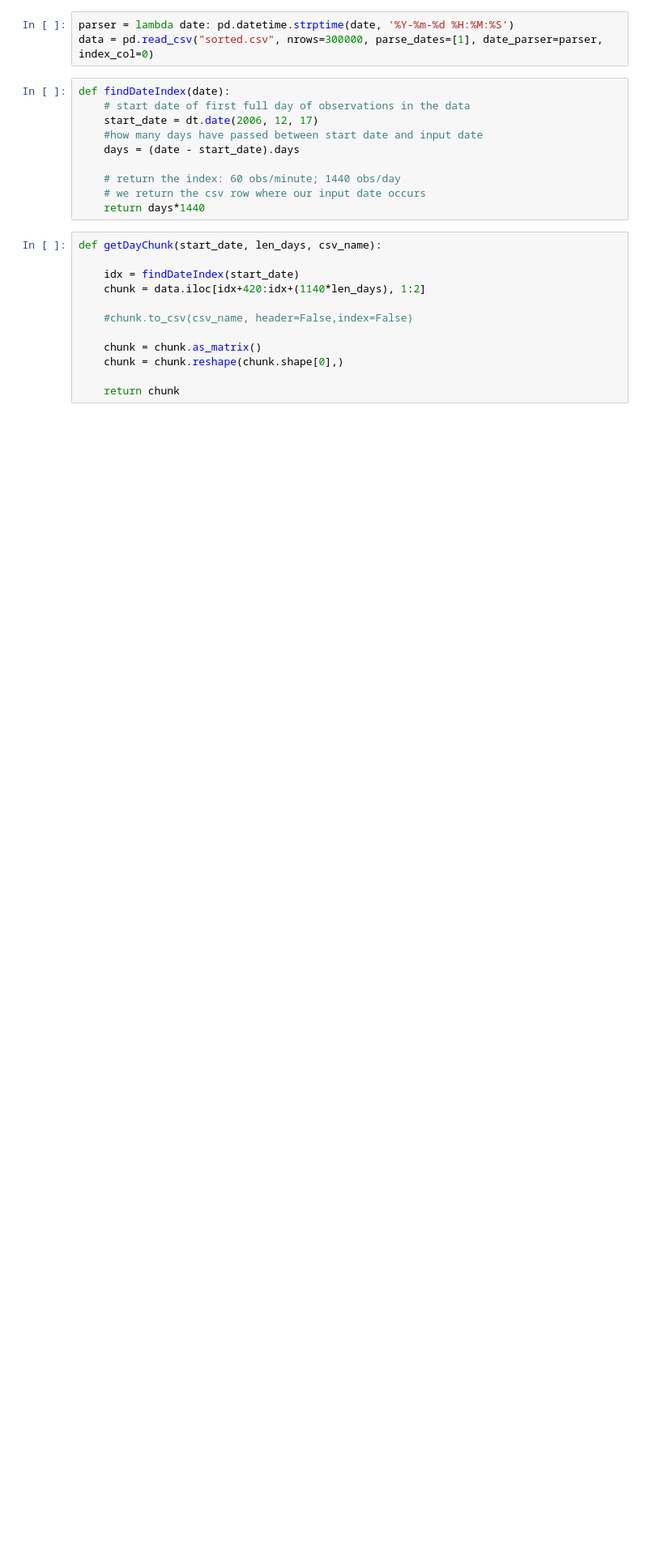
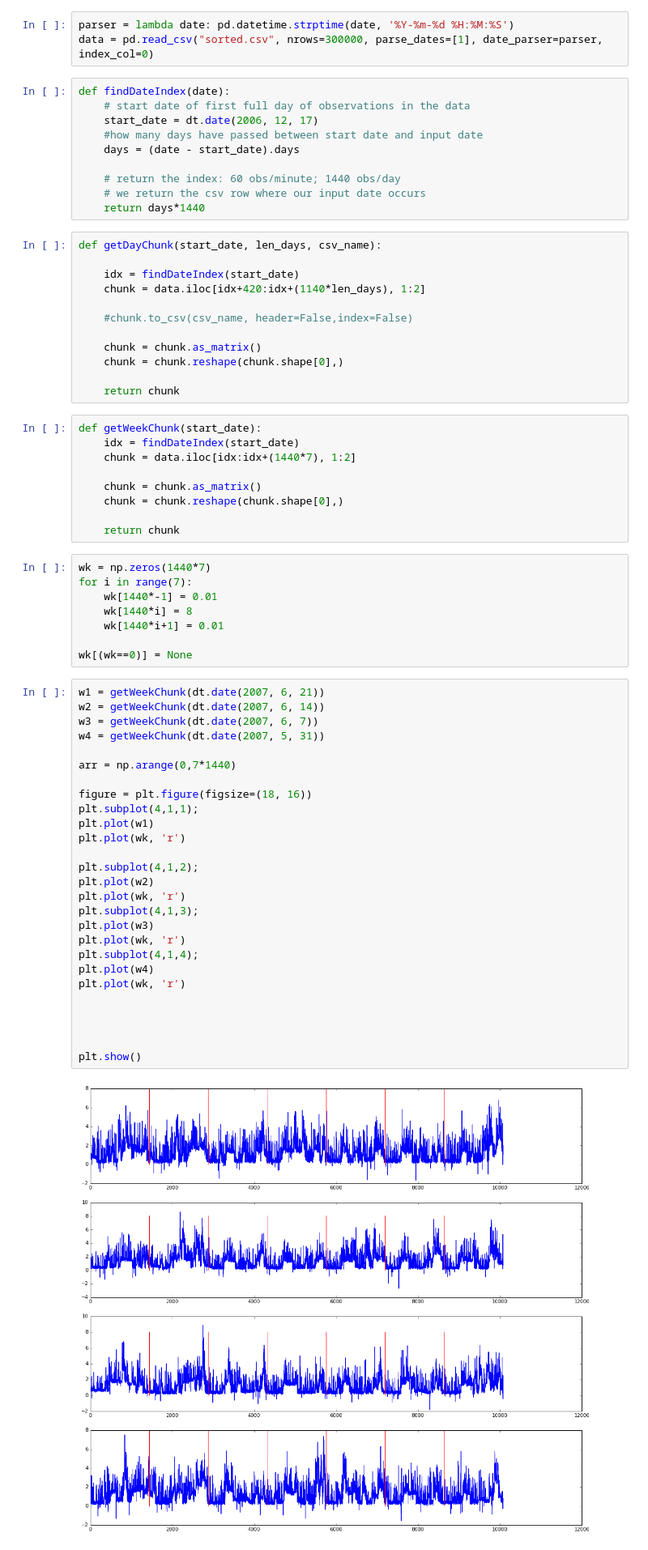
Before and after one commit to jarrodhaas/318, a Jupyter notebook: similarity_test.ipynb, the cells around one changed output. Shown at 81% size. Cells and saved outputs as stored; diff of their text form; blank space fills up the shorter version.

```diff
--- a/similarity_test.ipynb
+++ b/similarity_test.ipynb
@@ -29,5 +30,51 @@ def getDayChunk(start_date, len_days, csv_name):
     chunk = chunk.reshape(chunk.shape[0],)
 
     return chunk
+# %%
+def getWeekChunk(start_date):
+    idx = findDateIndex(start_date)
+    chunk = data.iloc[idx:idx+(1440*7), 1:2]
+
+    chunk = chunk.as_matrix()
+    chunk = chunk.reshape(chunk.shape[0],)
+
+    return chunk
+# %%
+wk = np.zeros(1440*7)
+for i in range(7):
+    wk[1440*-1] = 0.01
+    wk[1440*i] = 8
+    wk[1440*i+1] = 0.01
+
+wk[(wk==0)] = None
+# %%
+w1 = getWeekChunk(dt.date(2007, 6, 21))
+w2 = getWeekChunk(dt.date(2007, 6, 14))
+w3 = getWeekChunk(dt.date(2007, 6, 7))
+w4 = getWeekChunk(dt.date(2007, 5, 31))
+
+arr = np.arange(0,7*1440)
+
+figure = plt.figure(figsize=(18, 16))
+plt.subplot(4,1,1);
+plt.plot(w1)
+plt.plot(wk, 'r')
+
+plt.subplot(4,1,2);
+plt.plot(w2)
+plt.plot(wk, 'r')
+plt.subplot(4,1,3);
+plt.plot(w3)
+plt.plot(wk, 'r')
+plt.subplot(4,1,4);
+plt.plot(w4)
+plt.plot(wk, 'r')
+
+
+
+
+plt.show()
+# %% [output]
+[figure, added]
 # %%
 x1 = getDayChunk(dt.date(2007, 5, 20), 1, 'test')
```
Also changed, not shown: parts of 3 cells of this notebook, 7 other files.
